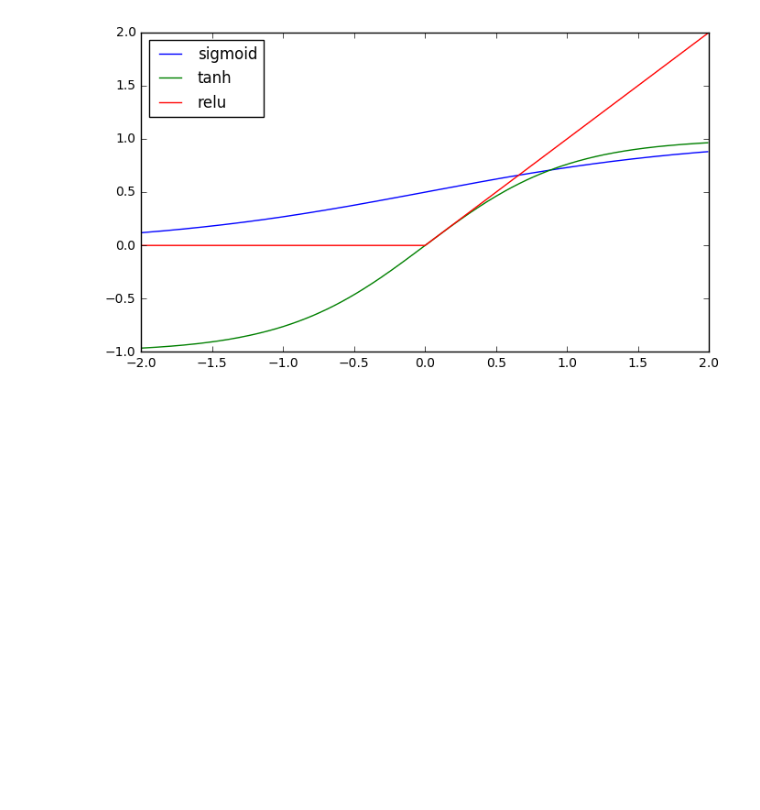
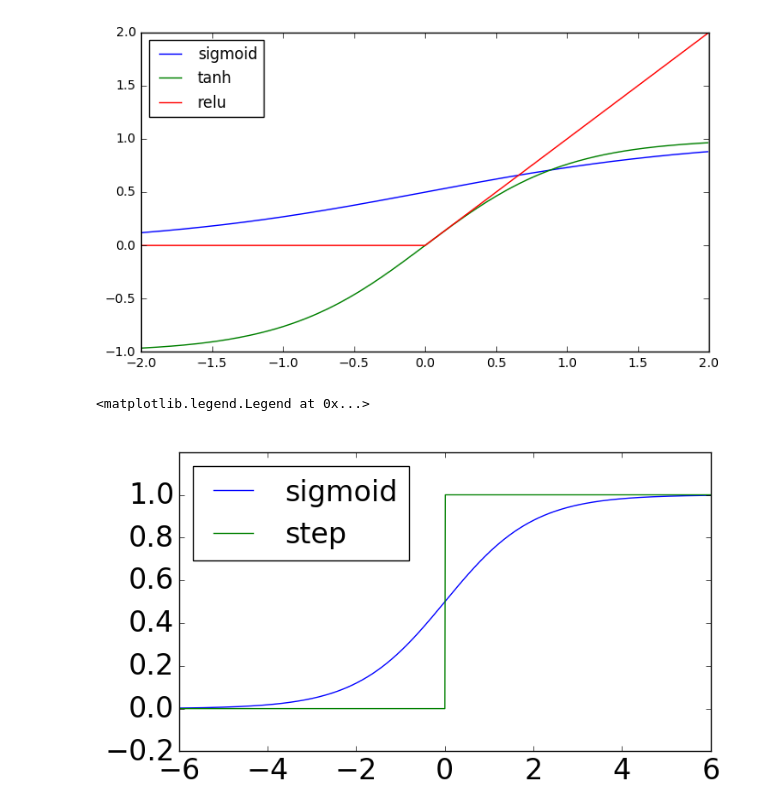
Before and after one commit to jackee777/some_codes, a Jupyter notebook: statistics/activation_function.ipynb, the cells around one changed output. Drawn from its saved outputs; the diff is of its cells as text; code cells hidden in the pictures; blank space fills up the shorter version.

```diff
--- a/statistics/activation_function.ipynb
+++ b/statistics/activation_function.ipynb
@@ -9,6 +9,7 @@ sigmoid = lambda x: 1 / (1 + np.exp(-x))
 tanh = lambda x: 2 * sigmoid(2*x) - 1
 relu = lambda x: np.max(np.vstack([x, np.zeros(x.shape)]), axis=0)
 leakly =lambda x: np.max(np.vstack([x, x*0.01]), axis=0)
+step = lambda x: np.array(x > 0, dtype = np.int)
 # %%
 plt.figure(figsize=(16/2,9/2))
 plt.plot(x, sigmoid(x), label="sigmoid")
@@ -19,3 +20,16 @@ plt.legend(loc="upper left")
 # %% [output]
 <matplotlib.legend.Legend at 0x...>
 [figure]
+# %%
+x = np.arange(-6, 6, 0.01)
+# %%
+plt.figure(figsize=(16/2,9/2))
+plt.plot(x, sigmoid(x), label="sigmoid")
+plt.plot(x, step(x), label="step")
+plt.tick_params(labelsize=24)
+#plt.plot(x, leakly(x), label="leakly")
+plt.ylim(-0.2, 1.2)
+plt.legend(loc="upper left", fontsize=24)
+# %% [output]
+<matplotlib.legend.Legend at 0x...>
+[figure, added]
```
Also changed, not shown: 10 other files.
